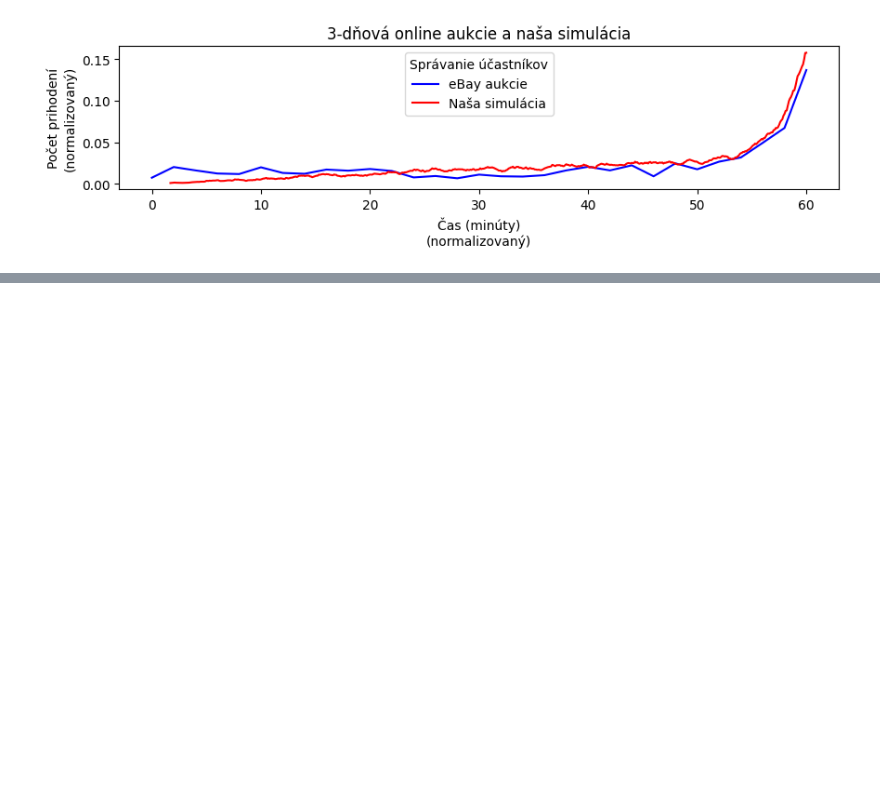
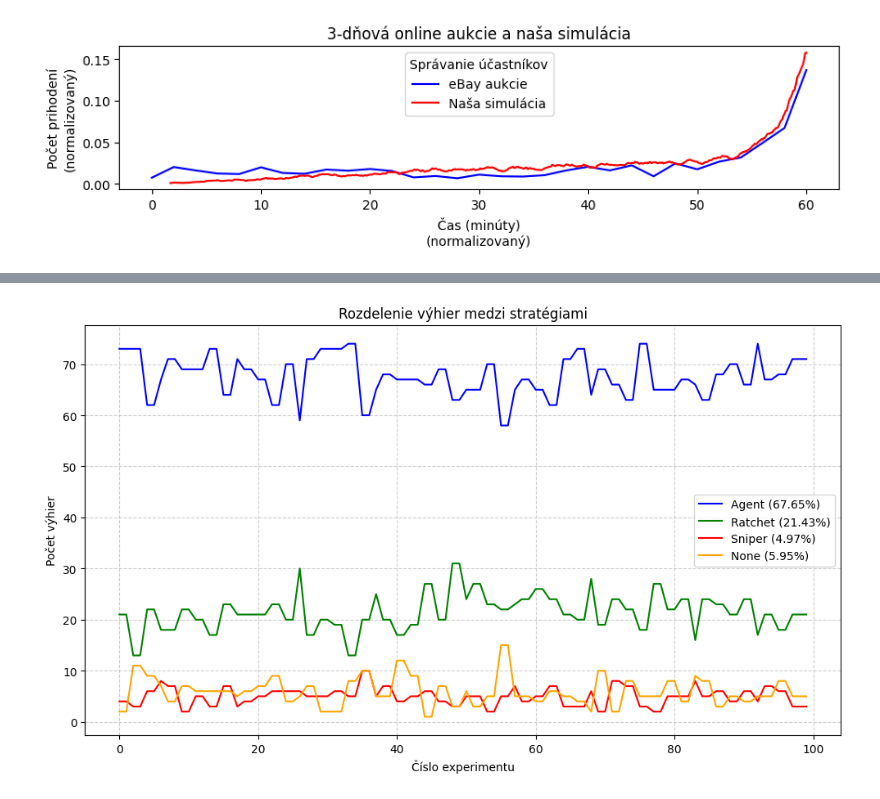
Before and after one commit to findraj/Auction-Dynamics-Simulation, a Jupyter notebook: analysis/results/results.ipynb, the cells around one changed output, grey strips where cells are left out. Saved outputs shown, nothing was run; the diff lists cells and outputs as text; code cells hidden in the pictures; blank space fills up the shorter version.

Commit message:
feat: input args, strategies analysis

```diff
--- a/analysis/results/results.ipynb
+++ b/analysis/results/results.ipynb
@@ -208,0 +234,38 @@ plt.show()
+# %%
+import pandas as pd
+import matplotlib.pyplot as plt
+
+# Load the strategies data
+strategies_df = pd.read_csv('auction_strategies_results.csv')
+
+total_rows = len(strategies_df)
+
+total_agent = strategies_df['Agent'].sum()
+total_ratchet = strategies_df['Ratchet'].sum()
+total_sniper = strategies_df['Sniper'].sum()
+total_none = strategies_df['None'].sum()
+
+percent_agent = (total_agent / (total_agent + total_ratchet + total_sniper + total_none)) * 100
+percent_ratchet = (total_ratchet / (total_agent + total_ratchet + total_sniper + total_none)) * 100
+percent_sniper = (total_sniper / (total_agent + total_ratchet + total_sniper + total_none)) * 100
+percent_none = (total_none / (total_agent + total_ratchet + total_sniper + total_none)) * 100
+
+fig, axs = plt.subplots(1, 1, figsize=(10, 6))
+
+axs.plot(strategies_df.index, strategies_df['Agent'], label=f'Agent ({percent_agent:.2f}%)', color='blue')
+axs.plot(strategies_df.index, strategies_df['Ratchet'], label=f'Ratchet ({percent_ratchet:.2f}%)', color='green')
+axs.plot(strategies_df.index, strategies_df['Sniper'], label=f'Sniper ({percent_sniper:.2f}%)', color='red')
+axs.plot(strategies_df.index, strategies_df['None'], label=f'None ({percent_none:.2f}%)', color='orange')
+
+axs.set_xlabel('Číslo experimentu')
+axs.set_ylabel('Počet výhier')
+axs.set_title('Rozdelenie výhier medzi stratégiami')
+
+# Adding grid
+axs.grid(True, linestyle='--', alpha=0.6)
+plt.tight_layout()
+axs.legend()
+
+plt.show()
+# %% [output]
+[figure, added]
```
Also changed, not shown: parts of 8 cells of this notebook, 5 other files.
